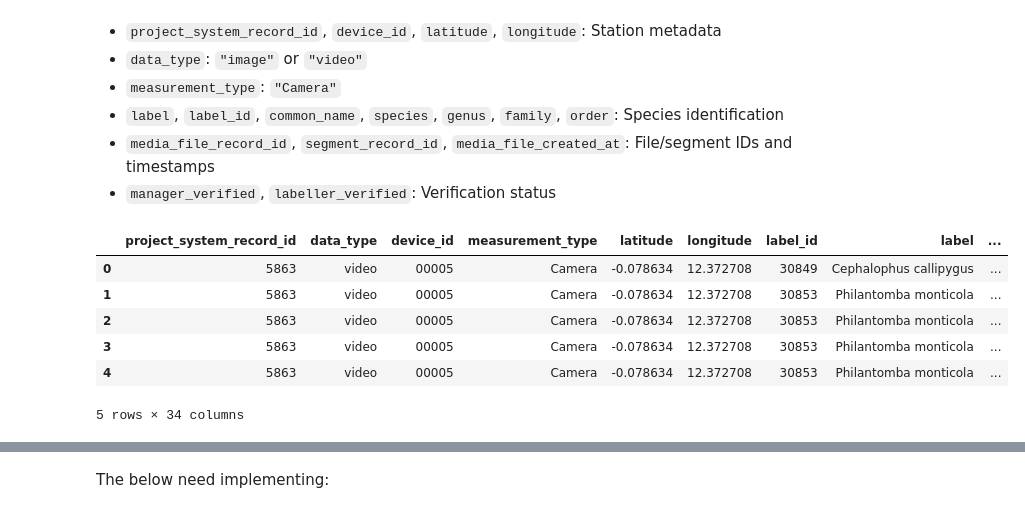
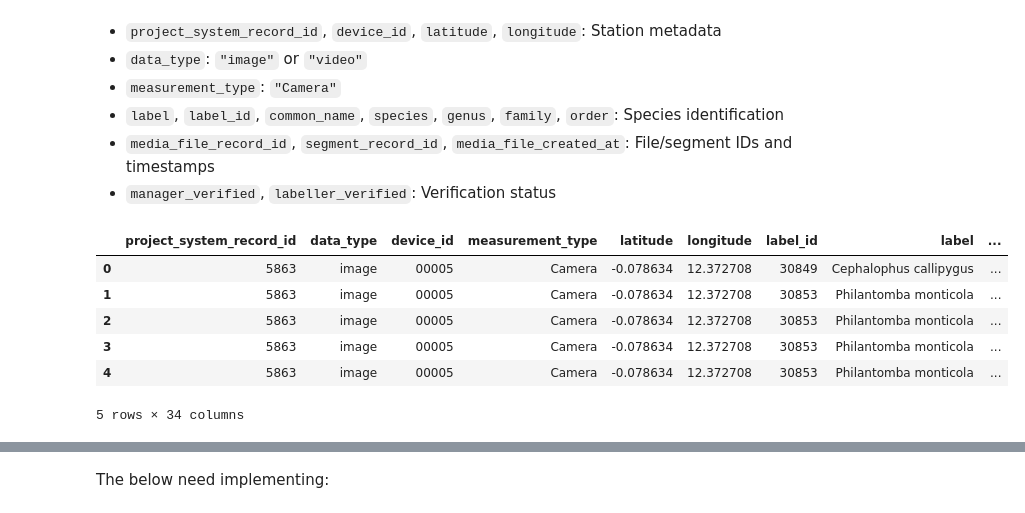
Before and after one commit to Okala-Ltd/NatureCubePy, a Jupyter notebook: tutorials/02_data_retrieval.ipynb, the cells around one changed output, grey strips where cells are left out. Cells and saved outputs as stored; diff of their text form; code cells hidden in the pictures.

```diff
--- a/tutorials/02_data_retrieval.ipynb
+++ b/tutorials/02_data_retrieval.ipynb
@@ -154,13 +148,13 @@ Combine media, labels, and station metadata into flat "observation" records—on
 - `media_file_record_id`, `segment_record_id`, `media_file_created_at`: File/segment IDs and timestamps
 - `manager_verified`, `labeller_verified`: Verification status
 # %%
-df = get_camera_trap_data(hdr, "video")
+df = get_camera_trap_data(hdr)
 df.head()
 # %% [output]
 |  | project_system_record_id | data_type | device_id | measurement_type | latitude | longitude | label_id | label | ... |
-| 0 | 5863 | video | 00005 | Camera | -0.078634 | 12.372708 | 30849 | Cephalophus callipygus | ... |
-| 1 | 5863 | video | 00005 | Camera | -0.078634 | 12.372708 | 30853 | Philantomba monticola | ... |
-| 2 | 5863 | video | 00005 | Camera | -0.078634 | 12.372708 | 30853 | Philantomba monticola | ... |
-| 3 | 5863 | video | 00005 | Camera | -0.078634 | 12.372708 | 30853 | Philantomba monticola | ... |
-| 4 | 5863 | video | 00005 | Camera | -0.078634 | 12.372708 | 30853 | Philantomba monticola | ... |
+| 0 | 5863 | image | 00005 | Camera | -0.078634 | 12.372708 | 30849 | Cephalophus callipygus | ... |
+| 1 | 5863 | image | 00005 | Camera | -0.078634 | 12.372708 | 30853 | Philantomba monticola | ... |
+| 2 | 5863 | image | 00005 | Camera | -0.078634 | 12.372708 | 30853 | Philantomba monticola | ... |
+| 3 | 5863 | image | 00005 | Camera | -0.078634 | 12.372708 | 30853 | Philantomba monticola | ... |
+| 4 | 5863 | image | 00005 | Camera | -0.078634 | 12.372708 | 30853 | Philantomba monticola | ... |
 5 rows × 34 columns
```
Also changed, not shown: parts of 11 cells of this notebook, 2 other files.
